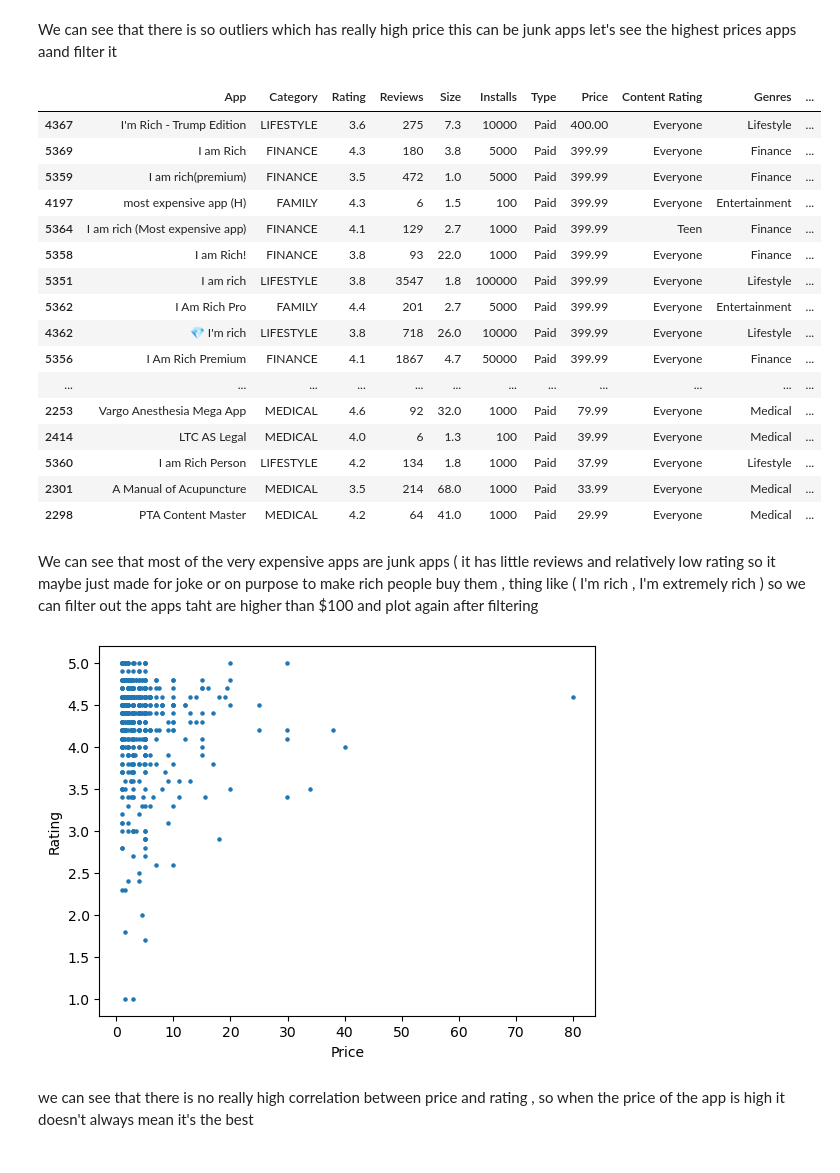
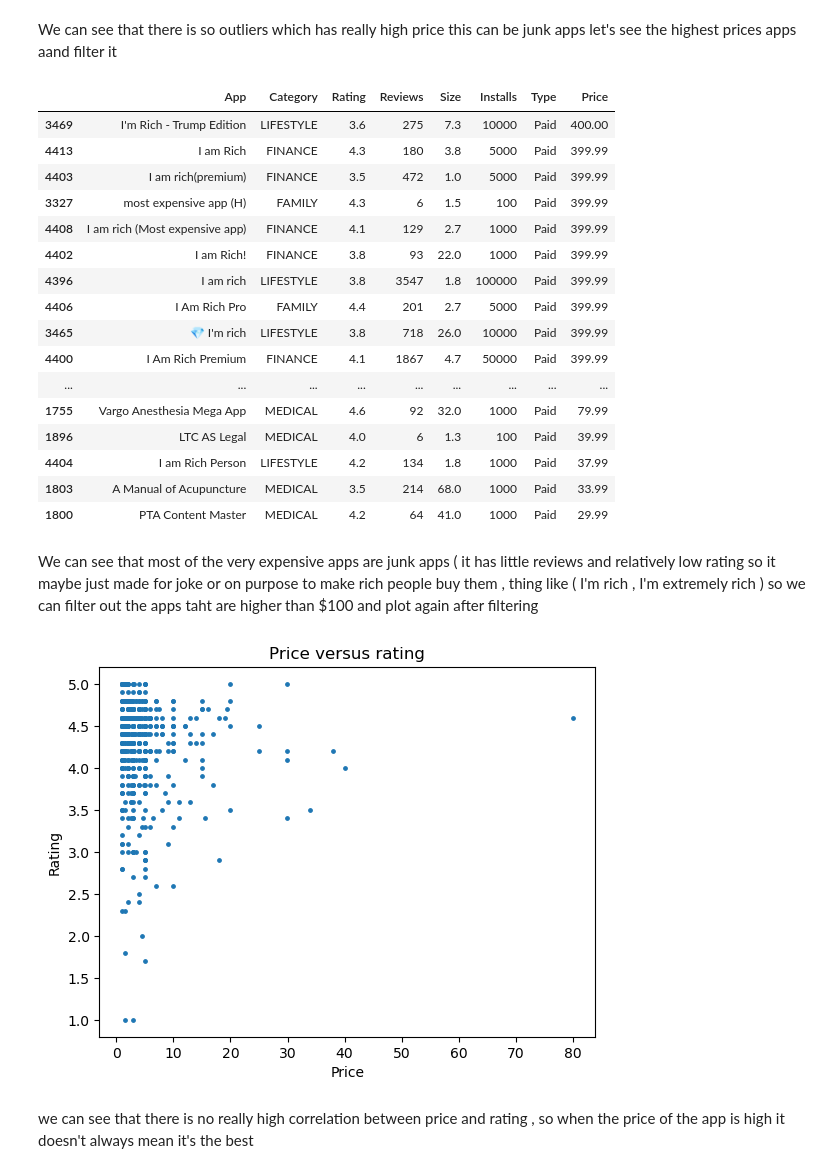
Before and after one commit to MazenSaaed11/Data-Analysis-Projects, a Jupyter notebook: Google Play EDA - Python/google-play-eda.ipynb, the cells around one changed output. Saved outputs shown, nothing was run; the diff lists cells and outputs as text; code cells hidden in the pictures.

```diff
--- a/Google Play EDA - Python/google-play-eda.ipynb
+++ b/Google Play EDA - Python/google-play-eda.ipynb
@@ -16,7 +16,7 @@ import pandas as pd
 import numpy as np
 import matplotlib.pyplot as plt
 
-apps = pd.read_csv("../input/processed-android/apps.csv",index_col = 0)
+apps = pd.read_csv("../input/processed-android/apps.csv",usecols = ['App','Category','Rating','Reviews','Size','Installs','Type','Price'])
 reviews = pd.read_csv("../input/processed-android/user_reviews.csv",usecols = ['App','Sentiment','Sentiment_Polarity'])
 # %%
 apps.head()
@@ -161,3 +147,0 @@ Android Ver
-# %%
-apps['Current Ver'] = apps['Current Ver'].astype(str)
-apps['Android Ver'] = apps['Android Ver'].astype(str)
@@ -202,38 +186,37 @@ this can be junk apps let's see the highest prices apps aand filter it
 # %%
 paid_apps1.sort_values('Price',ascending = False).head(20)
 # %% [output]
-|  | App | Category | Rating | Reviews | Size | Installs | Type | Price | Content Rating | Genres | ... |
-| 4367 | I'm Rich - Trump Edition | LIFESTYLE | 3.6 | 275 | 7.3 | 10000 | Paid | 400.00 | Everyone | Lifestyle | ... |
-| 5369 | I am Rich | FINANCE | 4.3 | 180 | 3.8 | 5000 | Paid | 399.99 | Everyone | Finance | ... |
-| 5359 | I am rich(premium) | FINANCE | 3.5 | 472 | 1.0 | 5000 | Paid | 399.99 | Everyone | Finance | ... |
-| 4197 | most expensive app (H) | FAMILY | 4.3 | 6 | 1.5 | 100 | Paid | 399.99 | Everyone | Entertainment | ... |
-| 5364 | I am rich (Most expensive app) | FINANCE | 4.1 | 129 | 2.7 | 1000 | Paid | 399.99 | Teen | Finance | ... |
-| 5358 | I am Rich! | FINANCE | 3.8 | 93 | 22.0 | 1000 | Paid | 399.99 | Everyone | Finance | ... |
-| 5351 | I am rich | LIFESTYLE | 3.8 | 3547 | 1.8 | 100000 | Paid | 399.99 | Everyone | Lifestyle | ... |
-| 5362 | I Am Rich Pro | FAMILY | 4.4 | 201 | 2.7 | 5000 | Paid | 399.99 | Everyone | Entertainment | ... |
-| 4362 | 💎 I'm rich | LIFESTYLE | 3.8 | 718 | 26.0 | 10000 | Paid | 399.99 | Everyone | Lifestyle | ... |
-| 5356 | I Am Rich Premium | FINANCE | 4.1 | 1867 | 4.7 | 50000 | Paid | 399.99 | Everyone | Finance | ... |
-| ... | ... | ... | ... | ... | ... | ... | ... | ... | ... | ... | ... |
-| 2253 | Vargo Anesthesia Mega App | MEDICAL | 4.6 | 92 | 32.0 | 1000 | Paid | 79.99 | Everyone | Medical | ... |
-| 2414 | LTC AS Legal | MEDICAL | 4.0 | 6 | 1.3 | 100 | Paid | 39.99 | Everyone | Medical | ... |
-| 5360 | I am Rich Person | LIFESTYLE | 4.2 | 134 | 1.8 | 1000 | Paid | 37.99 | Everyone | Lifestyle | ... |
-| 2301 | A Manual of Acupuncture | MEDICAL | 3.5 | 214 | 68.0 | 1000 | Paid | 33.99 | Everyone | Medical | ... |
-| 2298 | PTA Content Master | MEDICAL | 4.2 | 64 | 41.0 | 1000 | Paid | 29.99 | Everyone | Medical | ... |
+|  | App | Category | Rating | Reviews | Size | Installs | Type | Price |
+| 3469 | I'm Rich - Trump Edition | LIFESTYLE | 3.6 | 275 | 7.3 | 10000 | Paid | 400.00 |
+| 4413 | I am Rich | FINANCE | 4.3 | 180 | 3.8 | 5000 | Paid | 399.99 |
+| 4403 | I am rich(premium) | FINANCE | 3.5 | 472 | 1.0 | 5000 | Paid | 399.99 |
+| 3327 | most expensive app (H) | FAMILY | 4.3 | 6 | 1.5 | 100 | Paid | 399.99 |
+| 4408 | I am rich (Most expensive app) | FINANCE | 4.1 | 129 | 2.7 | 1000 | Paid | 399.99 |
+| 4402 | I am Rich! | FINANCE | 3.8 | 93 | 22.0 | 1000 | Paid | 399.99 |
+| 4396 | I am rich | LIFESTYLE | 3.8 | 3547 | 1.8 | 100000 | Paid | 399.99 |
+| 4406 | I Am Rich Pro | FAMILY | 4.4 | 201 | 2.7 | 5000 | Paid | 399.99 |
+| 3465 | 💎 I'm rich | LIFESTYLE | 3.8 | 718 | 26.0 | 10000 | Paid | 399.99 |
+| 4400 | I Am Rich Premium | FINANCE | 4.1 | 1867 | 4.7 | 50000 | Paid | 399.99 |
+| ... | ... | ... | ... | ... | ... | ... | ... | ... |
+| 1755 | Vargo Anesthesia Mega App | MEDICAL | 4.6 | 92 | 32.0 | 1000 | Paid | 79.99 |
+| 1896 | LTC AS Legal | MEDICAL | 4.0 | 6 | 1.3 | 100 | Paid | 39.99 |
+| 4404 | I am Rich Person | LIFESTYLE | 4.2 | 134 | 1.8 | 1000 | Paid | 37.99 |
+| 1803 | A Manual of Acupuncture | MEDICAL | 3.5 | 214 | 68.0 | 1000 | Paid | 33.99 |
+| 1800 | PTA Content Master | MEDICAL | 4.2 | 64 | 41.0 | 1000 | Paid | 29.99 |
 # %% [markdown]
 We can see that most of the very expensive apps are junk apps ( it has little reviews and relatively low rating so it maybe just made for joke or on purpose to make rich people buy them , thing like ( I'm rich , I'm extremely rich )
 so we can filter out the apps taht are higher than $100 and plot again after filtering
 # %%
 apps = apps.loc[apps['Price']<=100]
 edited_apps1 = apps.dropna(subset = ['Rating','Price','Reviews'],how = 'any')
 paid_apps1 = edited_apps1.loc[edited_apps1['Type']=='Paid']
-x = paid_apps1['Price']
-y = paid_apps1['Rating']
 plt.xlabel('Price')
 plt.ylabel('Rating')
-plt.scatter(x,y,s = 5)
+plt.title('Price versus rating')
+plt.scatter(paid_apps1['Price'],paid_apps1['Rating'],s = 6)
 plt.show()
 # %% [output]
-[figure, old version]
+[figure, new version]
 # %% [markdown]
 we can see that there is no really high correlation between price and rating , so when the price of the app is high it doesn't always mean it's the best
 # %% [markdown]
```
Also changed, not shown: parts of 14 cells of this notebook.
